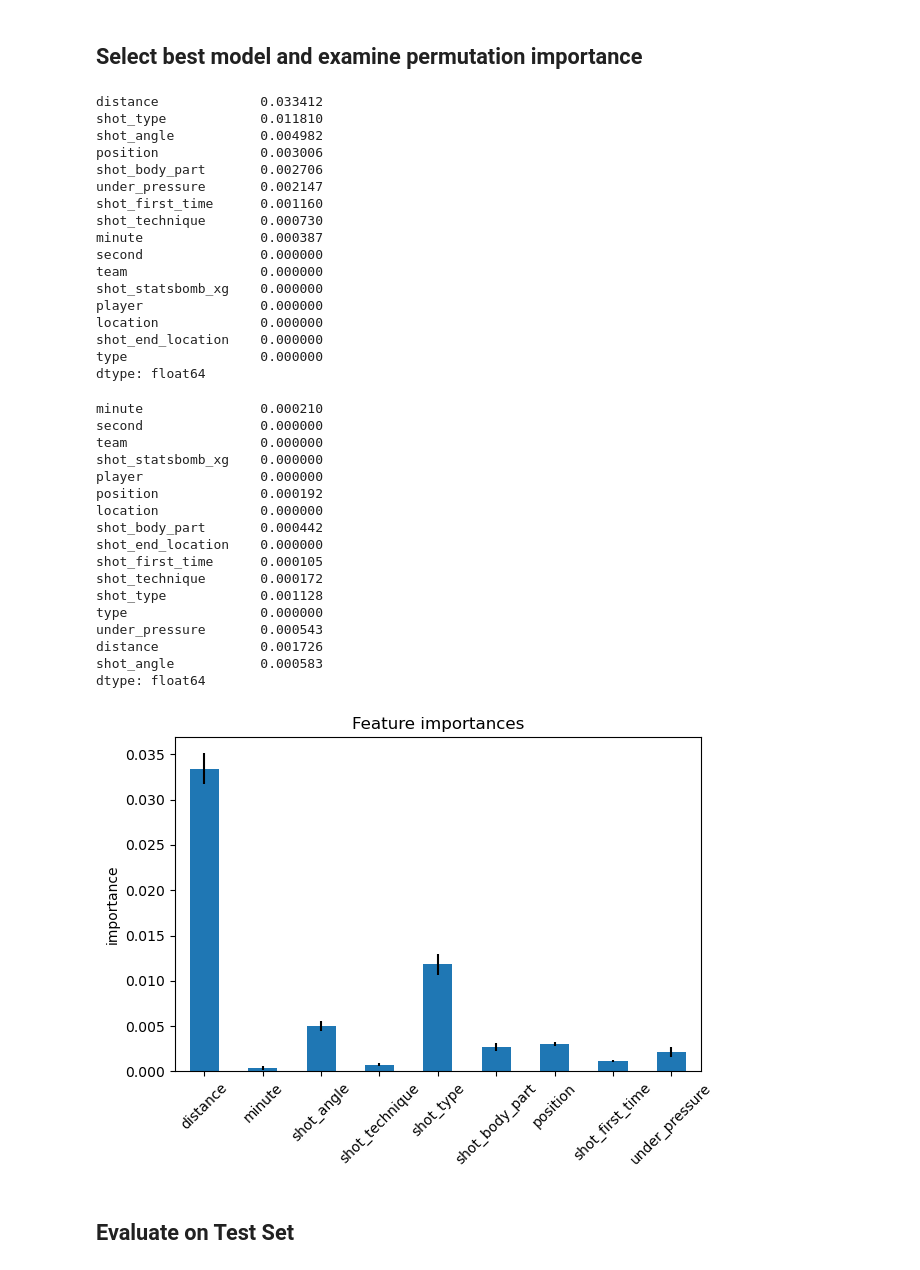
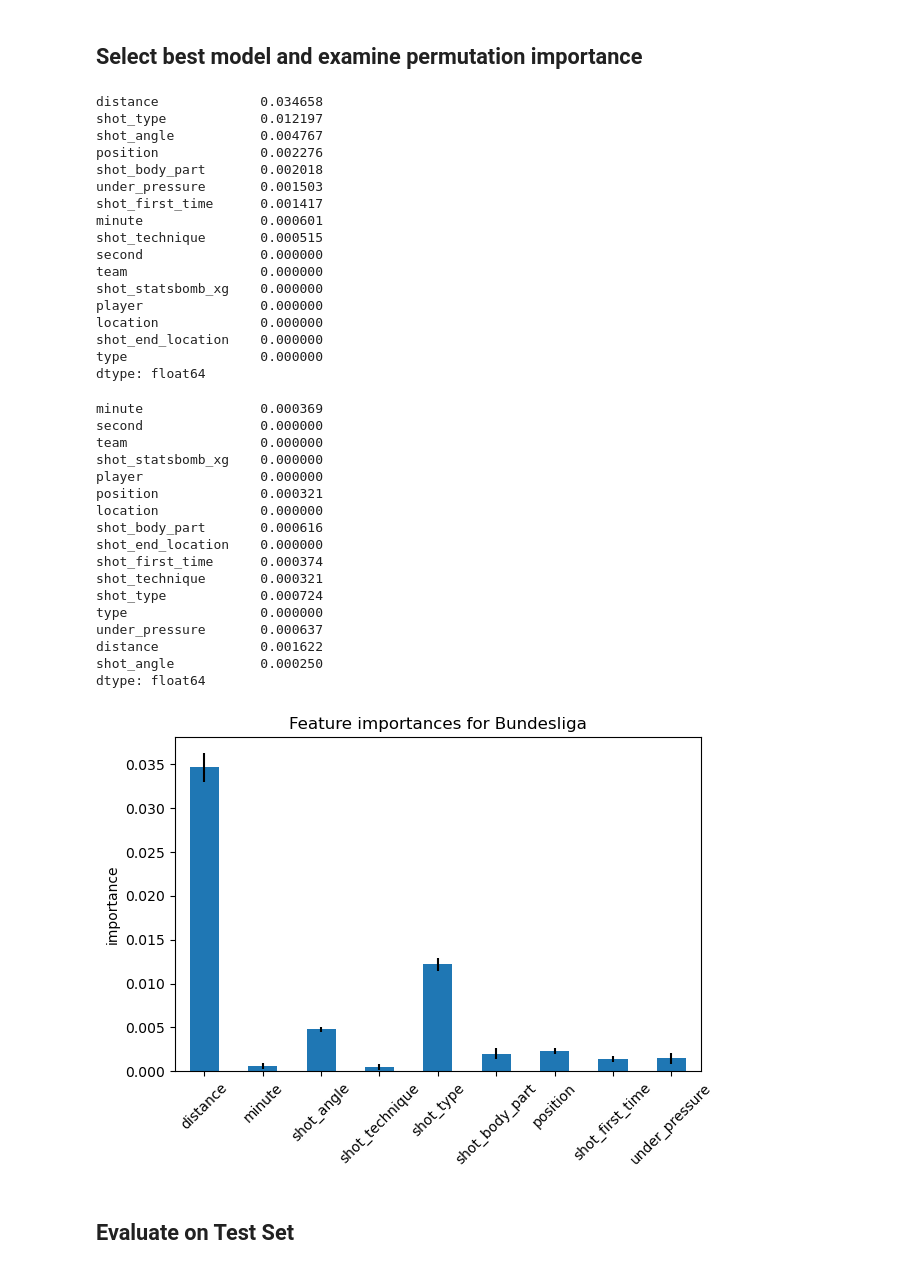
Before and after one commit to SenOhen/xg-analysis, a Jupyter notebook: xg_analysis-Bundesliga.ipynb, the cells around one changed output. Saved outputs shown, nothing was run; the diff lists cells and outputs as text; code cells hidden in the pictures.

Commit message:
added images and charts

```diff
--- a/xg_analysis-Bundesliga.ipynb
+++ b/xg_analysis-Bundesliga.ipynb
@@ -277,6 +277,7 @@ def plot_comparison(model1, model1_name, model2, model2_name, outcome):
     plt.xlim(0,1.1)
     plt.ylim(0,1.1)
     plt.legend()
+    plt.title("Comparison of " + model1_name + " to " + model2_name)
     z = np.polyfit(model1, model2,1)
     #z = np.polyfit(df['model1'], df['model2'],1)
     p = np.poly1d(z)
@@ -345,15 +346,15 @@ feature_importances = permutation_importance(
 mean_feature_importances = pd.Series(feature_importances.importances_mean, index=train_cap_x_df.columns)
 mean_feature_importances.sort_values(ascending=False)
 # %% [output]
-distance             0.033412
-shot_type            0.011810
-shot_angle           0.004982
-position             0.003006
-shot_body_part       0.002706
-under_pressure       0.002147
-shot_first_time      0.001160
-shot_technique       0.000730
-minute               0.000387
+distance             0.034658
+shot_type            0.012197
+shot_angle           0.004767
+position             0.002276
+shot_body_part       0.002018
+under_pressure       0.001503
+shot_first_time      0.001417
+minute               0.000601
+shot_technique       0.000515
 second               0.000000
 team                 0.000000
 shot_statsbomb_xg    0.000000
@@ -366,36 +367,36 @@ dtype: float64
 std_feature_importances = pd.Series(feature_importances.importances_std, index=train_cap_x_df.columns)
 std_feature_importances
 # %% [output]
-minute               0.000210
+minute               0.000369
 second               0.000000
 team                 0.000000
 shot_statsbomb_xg    0.000000
 player               0.000000
-position             0.000192
+position             0.000321
 location             0.000000
-shot_body_part       0.000442
+shot_body_part       0.000616
 shot_end_location    0.000000
-shot_first_time      0.000105
-shot_technique       0.000172
-shot_type            0.001128
+shot_first_time      0.000374
+shot_technique       0.000321
+shot_type            0.000724
 type                 0.000000
-under_pressure       0.000543
-distance             0.001726
-shot_angle           0.000583
+under_pressure       0.000637
+distance             0.001622
+shot_angle           0.000250
 dtype: float64
 # %%
 fig, ax = plt.subplots()
 #mean_feature_importances[['distance','shot_body_part', 'shot_type', 'shot_angle']].plot.bar(
 #    yerr=std_feature_importances[['distance','shot_body_part', 'shot_type', 'shot_angle']], ax=ax)
 mean_feature_importances[numerical_attrs+nominal_attrs].plot.bar(
     yerr=std_feature_importances[numerical_attrs+nominal_attrs], ax=ax)
-ax.set_title("Feature importances")
+ax.set_title("Feature importances for Bundesliga")
 ax.set_ylabel("importance")
 plt.xticks(rotation=45)
 fig.tight_layout()
 plt.show()
 # %% [output]
-[figure, old version]
+[figure, new version]
 # %% [markdown]
 ## Evaluate on Test Set
 # %%
```
Also changed, not shown: parts of 5 cells of this notebook, 17 other files.
